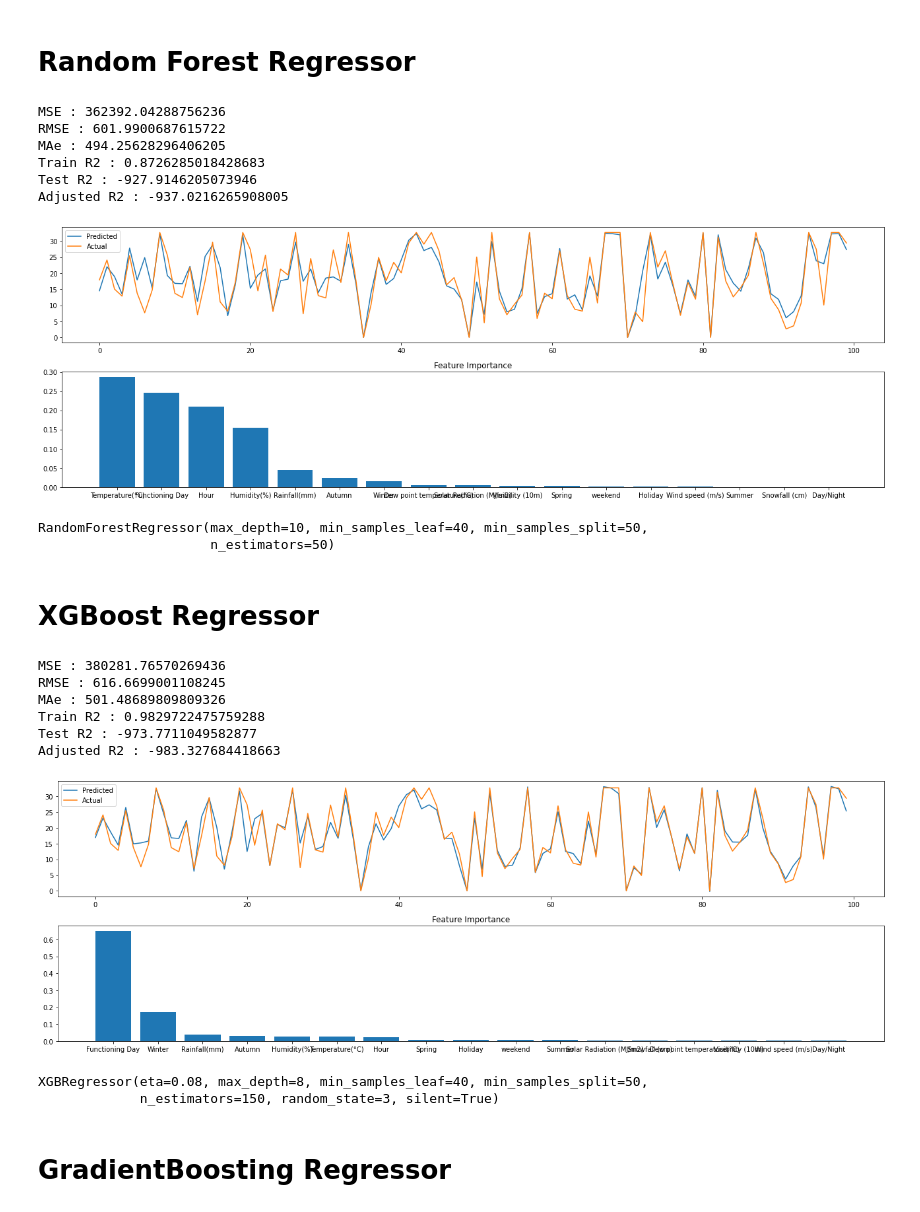
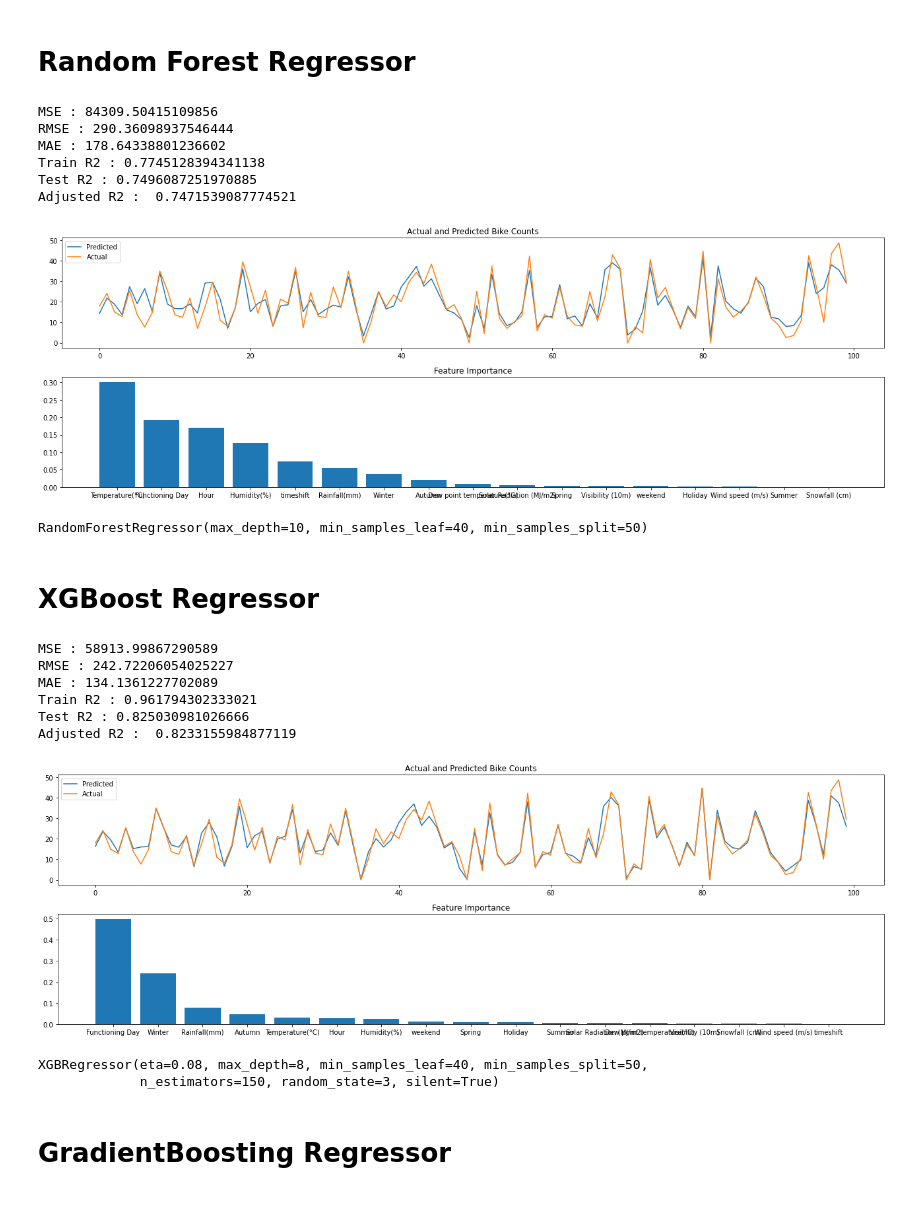
Before and after one commit to prajwalDU/Bike-sharing-demand-prdiction-prajwal, a Jupyter notebook: Final_Bike_Sharing_Demand_Prediction_Capstone_Project.ipynb, the cells around one changed output. Drawn from its saved outputs; the diff is of its cells as text; code cells hidden in the pictures.

```diff
--- a/Final_Bike_Sharing_Demand_Prediction_Capstone_Project.ipynb
+++ b/Final_Bike_Sharing_Demand_Prediction_Capstone_Project.ipynb
@@ -198,7 +201,7 @@ Name: Day/Night, dtype: int64
 # Defining label encoder based on above data
 encoder = {'Holiday' : {'Holiday':1, 'No Holiday':0},
            'Functioning Day' : {'Yes':1, 'No':0},
-           'Day/Night' : {'Day':1, 'Night':0}}
+           'timeshift' : {'night':0, 'day':1, 'evening':2}}
 
 # Label encoding
 data = data.replace(encoder)
@@ -305,5 +302,5 @@ cal_vif(data[independent_variables])
 # %%
-independent_variables = [i for i in data.columns if i not in ['Rented Bike Count', 'Dew point temperature(°C)', 'Summer', 'Winter', 'Humidity(%)', 'Visibility (10m)']]
+independent_variables = [i for i in data.columns if i not in ['Rented Bike Count', 'Dew point temperature(°C)', 'Summer', 'Winter', 'Humidity(%)', 'Hour']]
 cal_vif(data[independent_variables])
 # %% [output]
 |  | variables | VIF |
@@ -325,7 +322,7 @@ df = data[independent_variables + ['Rented Bike Count']]
 
 # Checking corelation
 plt.figure(figsize=(18,9))
-plot = sns.heatmap(df.corr(), annot=True, cmap='BrBG')
+plot = sns.heatmap(df.corr(), annot=True, cmap='coolwarm')
 plot.set_xticklabels(plot.get_xticklabels(), rotation=30, horizontalalignment='right')
 plt.show()
 # %% [output]
@@ -466,7 +456,7 @@ reporting['SVR'] = svr_r2
 X = scaler.fit_transform(data[features])
 X_train, X_test, y_train, y_test = train_test_split( X, y, test_size = 0.2, random_state = 0)
 # %%
-# Fit the decision tree model with grid search cv
+# Fitting the decision tree regressor
 decisiontree = DecisionTreeRegressor(random_state=1)
 
 # HYperparameter Grid
@@ -475,9 +465,9 @@ param = {'max_depth' : max_depth,
          'min_samples_leaf' : min_sample_leaf}
 
 # GridSearch to find the best parameters
-dt = GridSearchCV(decisiontree, param, scoring='neg_mean_squared_error', cv=5)
+dt = GridSearchCV(decisiontree, param, scoring='r2', cv=5)
 dt.fit(X_train, y_train)
 
 # Analysing the model with best set of parametes
-model_analysis(dt.best_estimator_, X_train, X_test, y_train, y_test)
+analyse_model(dt.best_estimator_, X_train, X_test, y_train, y_test)
 # %% [output]
@@ -495,31 +485,30 @@ reporting['Decision Tree Regressor'] = decisiontree_r2
 # %% [markdown]
 # Random Forest Regressor
 # %%
-# Fitting randeom forest with grid search cv
-randomForestAlgo = RandomForestRegressor()
+# Fitting regressor
+regressor = RandomForestRegressor()
 
 # Hyperparameter param
 param = {'n_estimators' : n_estimators,
          'max_depth' : max_depth,
          'min_samples_split': min_sample_split,
          'min_samples_leaf': min_sample_leaf}
 
 # GridSearch to find the best parameters
-rf = GridSearchCV(randomForestAlgo, param_grid=param, scoring='neg_mean_squared_error',cv=5)
+rf = GridSearchCV(regressor, param_grid=param, scoring='r2',cv=5)
 rf.fit(X_train,y_train)
 
 # Analysing the model with best set of parametes
-model_analysis(rf.best_estimator_, X_train, X_test, y_train, y_test)
+analyse_model(rf.best_estimator_, X_train, X_test, y_train, y_test)
 # %% [output]
-MSE : 362392.04288756236
-RMSE : 601.9900687615722
-MAe : 494.25628296406205
-Train R2 : 0.8726285018428683
-Test R2 : -927.9146205073946
-Adjusted R2 : -937.0216265908005
+MSE : 84309.50415109856
+RMSE : 290.36098937546444
+MAE : 178.64338801236602
+Train R2 : 0.7745128394341138
+Test R2 : 0.7496087251970885
+Adjusted R2 :  0.7471539087774521
-[figure, old version]
+[figure, new version]
-RandomForestRegressor(max_depth=10, min_samples_leaf=40, min_samples_split=50,
-                      n_estimators=50)
+RandomForestRegressor(max_depth=10, min_samples_leaf=40, min_samples_split=50)
 # %%
 reporting['Random Forest Regressor'] = RF_r2
 # %% [markdown]
@@ -533,22 +522,22 @@ param = {'n_estimators' : n_estimators,
          'max_depth' : max_depth,
          'min_samples_split': min_sample_split,
          'min_samples_leaf': min_sample_leaf,
-         'eta' : lr_rate}
+         'eta' : eta}
 
 # GridSearch to find the best parameters
 xgb = GridSearchCV(regressor, param_grid=param, scoring='neg_mean_squared_error',cv=5)
 xgb.fit(X_train, y_train)
 
 # Analysing the model with best set of parametes
-model_analysis(xgb.best_estimator_, X_train, X_test, y_train, y_test)
+analyse_model(xgb.best_estimator_, X_train, X_test, y_train, y_test)
 # %% [output]
-MSE : 380281.76570269436
-RMSE : 616.6699001108245
-MAe : 501.48689809809326
-Train R2 : 0.9829722475759288
-Test R2 : -973.7711049582877
-Adjusted R2 : -983.327684418663
+MSE : 58913.99867290589
+RMSE : 242.72206054025227
+MAE : 134.1361227702089
+Train R2 : 0.961794302333021
+Test R2 : 0.825030981026666
+Adjusted R2 :  0.8233155984877119
-[figure, old version]
+[figure, new version]
 XGBRegressor(eta=0.08, max_depth=8, min_samples_leaf=40, min_samples_split=50,
              n_estimators=150, random_state=3, silent=True)
 # %% [markdown]
```
Also changed, not shown: parts of 24 cells of this notebook.
